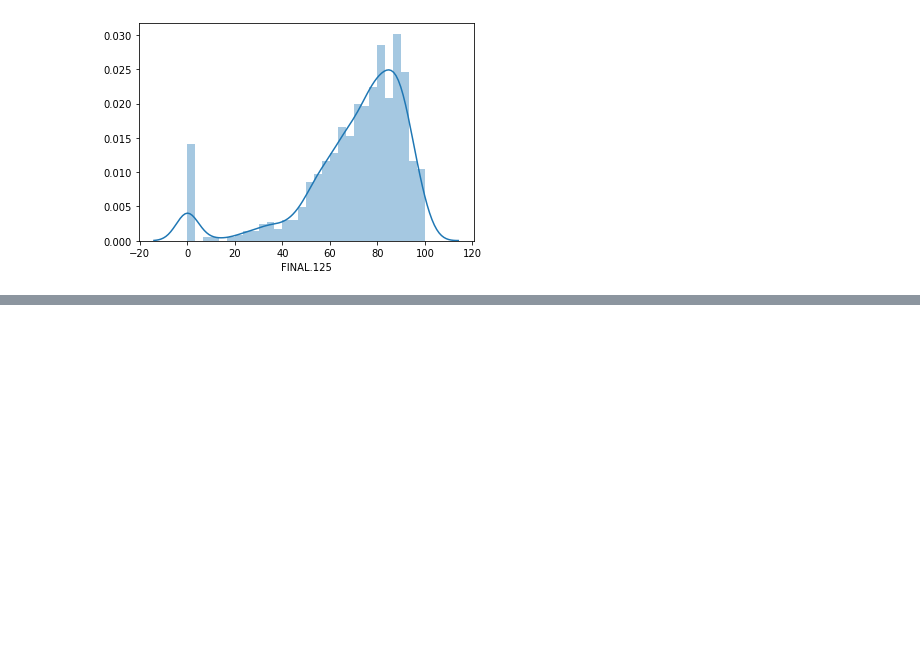
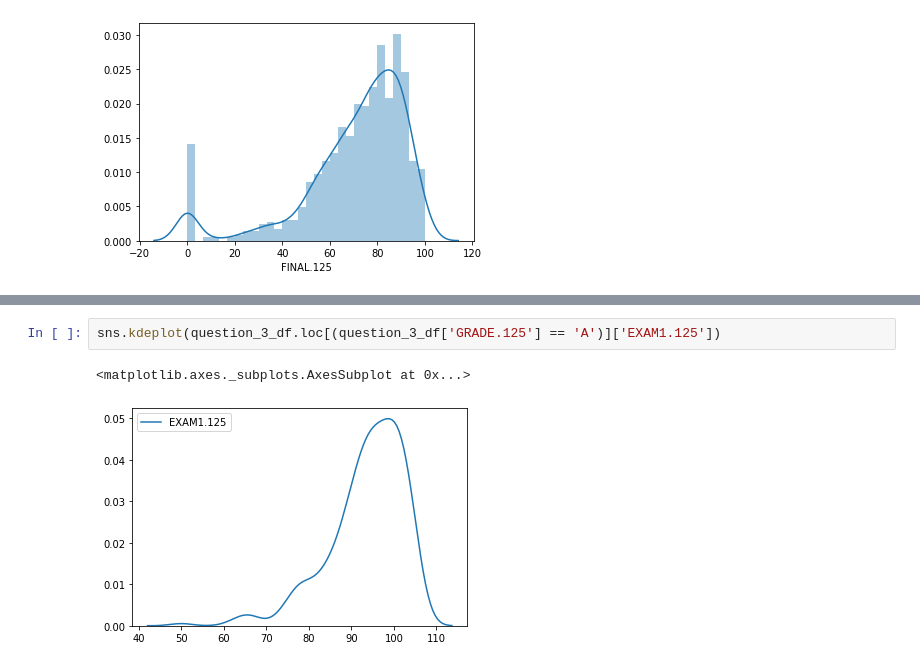
Before and after one commit to sethvfriesz/bookish-octo-guacamole, a Jupyter notebook: Final Project.ipynb, the cells around one changed output, grey strips where cells are left out. Drawn from its saved outputs; the diff is of its cells as text; blank space fills up the shorter version.

```diff
--- a/Final Project.ipynb
+++ b/Final Project.ipynb
@@ -334,0 +427,5 @@ plt.show()
+# %%
+sns.kdeplot(question_3_df.loc[(question_3_df['GRADE.125'] == 'A')]['EXAM1.125'])
+# %% [output]
+<matplotlib.axes._subplots.AxesSubplot at 0x...>
+[figure, added]
```
Also changed, not shown: parts of 5 cells of this notebook.
